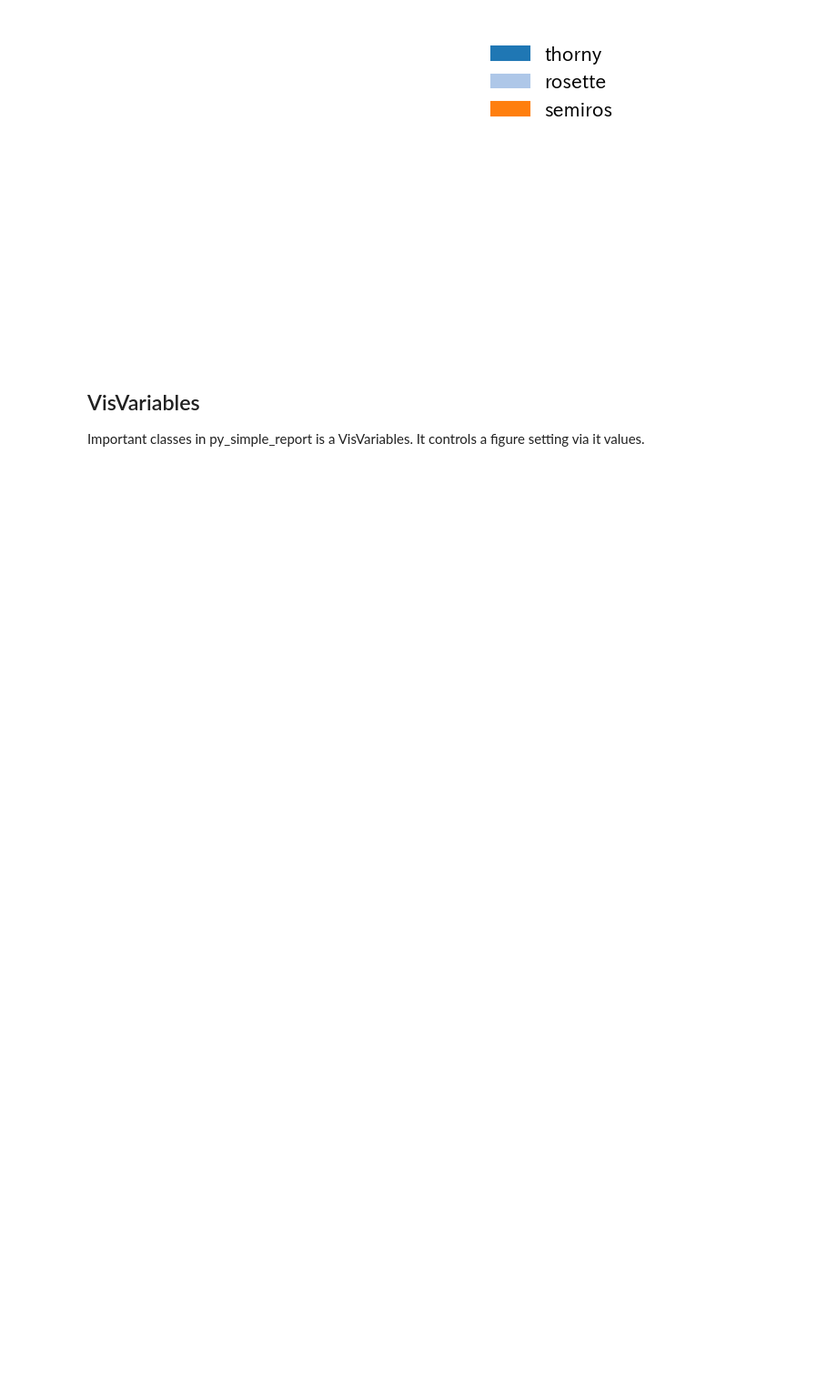
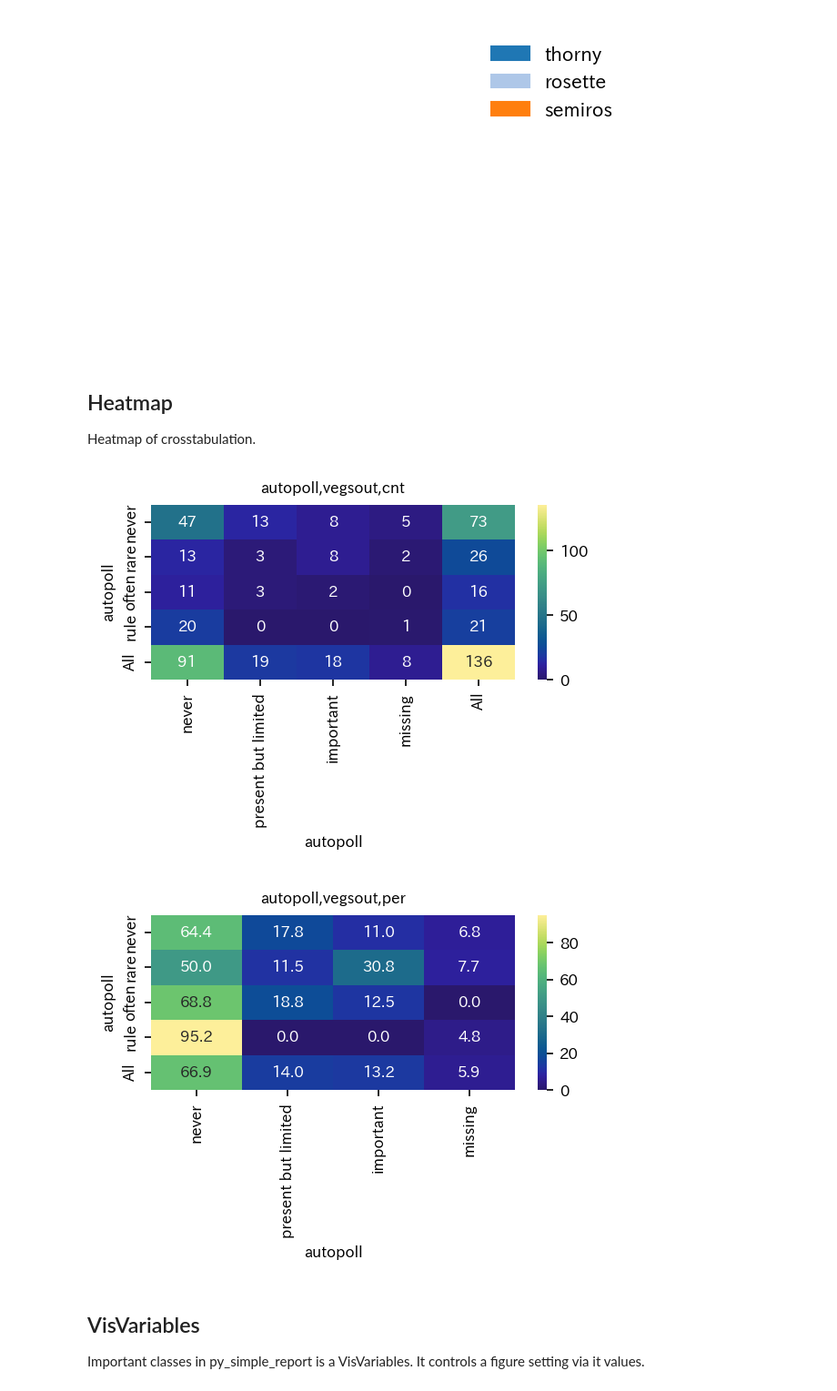
Before and after one commit to toshiakiasakura/py_simple_report, a Jupyter notebook: docs_src/notebooks/usage.ipynb, the cells around one changed output. Shown at 91% size. Saved outputs shown, nothing was run; the diff lists cells and outputs as text; code cells hidden in the pictures; blank space fills up the shorter version.

```diff
--- a/docs_src/notebooks/usage.ipynb
+++ b/docs_src/notebooks/usage.ipynb
@@ -250,6 +257,17 @@ sim_repo.output_multi_binaries_with_strat(df, lis, qdcs_dic, qdc_strf, vis_var)
 [figure]
 [figure]
 [figure]
+# %% [markdown]
+## Heatmap
+Heatmap of crosstabulation.
+# %%
+sim_repo.heatmap_crosstab_from_df(df, qdc_strf, qdc1, xlabel=qdc_strf.var_name, ylabel=qdc1.var_name ,
+                                  save_fig_path=dir2save + f"/{qdc_strf.var_name}_{qdc1.var_name}_cnt.png" )
+sim_repo.heatmap_crosstab_from_df(df, qdc_strf, qdc1, xlabel=qdc_strf.var_name, ylabel=qdc1.var_name,
+                                  normalize="index")
+# %% [output]
+[figure, added]
+[figure, added]
 # %% [markdown]
 ## VisVariables
 Important classes in py_simple_report is a VisVariables. It controls a figure setting via it values.
```
Also changed, not shown: parts of 7 cells of this notebook, 1 other file.
